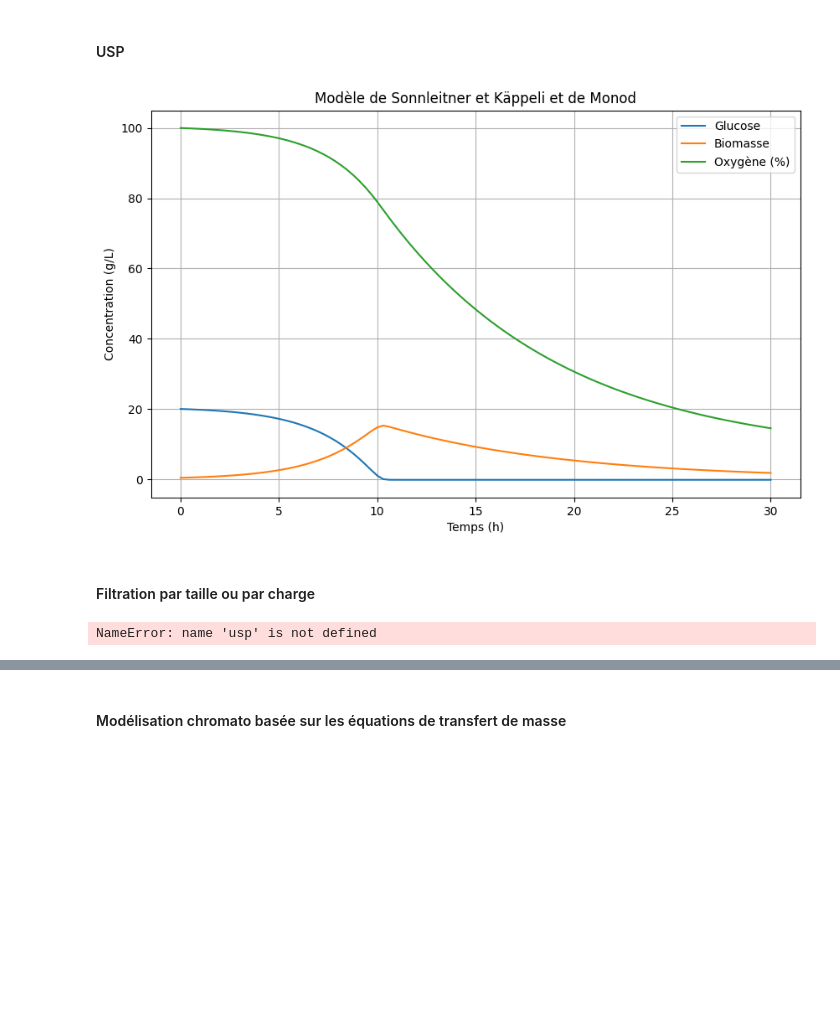
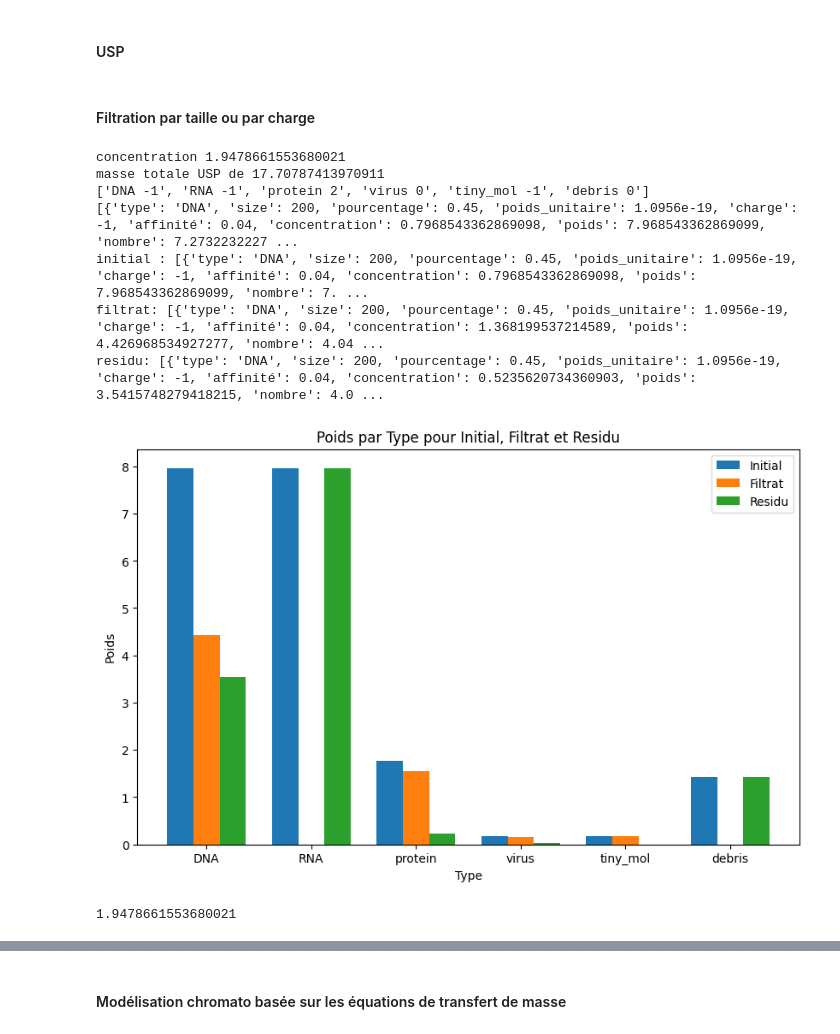
Before and after one commit to HugoKD/byoRNA, a Jupyter notebook: ByoRna.ipynb, the cells around one changed output, grey strips where cells are left out. Cells and saved outputs as stored; diff of their text form; code cells hidden in the pictures; blank space fills up the shorter version.

```diff
--- a/ByoRna.ipynb
+++ b/ByoRna.ipynb
@@ -89,19 +127,16 @@ usp = USP()
-# %%
-usp.get_solution(plot=True)
-# %% [output]
-[figure, removed]
 # %% [markdown]
 #### Filtration par taille ou par charge
 # %%
 ## Classe DSP pour simuler (fonction simulate) ou visualiser (fonction visu) un downstream process entier (plusieurs filtrations à la chaine possible)
 
 class DSP:
+
     def __init__(self, feed, temperature,filtrations):
         """
         Initialisation de la classe DSP.
-        :param feed: mélange de molécules initial.
-        :param temperature: température de la solution.
-        :param filtrations: ensemble des filtrations à effectuer, une liste de dictionnaires décrivant chaque étape de filtration.
+        :param feed: mélange de molécules initial
+        :param temperature: température de la solution
+        :param filtrations: ensemble des filtrations à effectuer, une liste de dictionnaires décrivant chaque étape de filtration
         """
         self.feed = feed
         self.temperature = temperature
@@ -140,9 +175,9 @@ class DSP:
 
     def visu(self,transform = False):
         """
-        Visualise le processus de filtration en affichant un graphique des poids des différents composants.
+        Visualise le processus de filtration en affichant un graphique des poids des différents composants
         :param transform: booléen indiquant si l'on transforme le feed initial ou non
-        :return: un dictionnaire avec les résultats de la filtration.
+        :return: un dictionnaire avec les résultats de la filtration
         """
         data = self.simulate(transform = transform)
         data = {'initial' : data['initial'], 'filtrat' : data['filtrat'], "residu" :data['residu']}
@@ -297,37 +374,62 @@ class Filtration:
         }
 # %%
 dalton_to_gram = 1.66e-24
+taille_reacteur = 10 #(L)
 
-feed_initial = [
-    {'type': 'DNA', 'size': 200, 'pourcentage': 0.045, 'poids_unitaire': 200 * 330 * dalton_to_gram, 'poids' : usp.get_masse_X(100), 'charge' : -1},
-    {'type': 'RNA', 'size': 340, 'pourcentage': 0.045, 'poids_unitaire': 340 * 340 * dalton_to_gram, 'poids' : usp.get_masse_X(100), 'charge' : -1},
-    {'type': 'protein', 'size': 108, 'pourcentage': 0.10, 'poids_unitaire': 108 * 110 * dalton_to_gram, 'poids' : usp.get_masse_X(100), 'charge' : 2},
-    {'type': 'virus', 'size': 100, 'pourcentage': 0.01, 'poids_unitaire': 100 * 10**9 * dalton_to_gram, 'poids' : usp.get_masse_X(100), 'charge' : 0},
-    {'type': 'tiny_mol', 'size': 10, 'pourcentage': 0.01, 'poids_unitaire': 1 * 180 * dalton_to_gram, 'poids' : usp.get_masse_X(100), 'charge' : -1},
-    {'type': 'debris', 'size': 1000, 'pourcentage': 0.8, 'poids_unitaire': 200 * 5000 * dalton_to_gram, 'poids' : usp.get_masse_X(100), 'charge' : 0}
+feed_initial = [ #we get more info thanks to the "update_feed" method of USP class (+nbr,poids,concentration)
+    {'type': 'DNA', 'size': 200, 'pourcentage': 0.45, 'poids_unitaire': 200 * 330 * dalton_to_gram,  'charge' : -1, 'affinité' : 0.04},
+    {'type': 'RNA', 'size': 340, 'pourcentage': 0.45, 'poids_unitaire': 340 * 340 * dalton_to_gram, 'charge' : -1, 'affinité' : 0.1},
+    {'type': 'protein', 'size': 108, 'pourcentage': 0.10, 'poids_unitaire': 108 * 110 * dalton_to_gram,  'charge' : 2, 'affinité' : 0.02},
+    {'type': 'virus', 'size': 100, 'pourcentage': 0.01, 'poids_unitaire': 100 * 10**9 * dalton_to_gram, 'charge' : 0, 'affinité' : 0.01},
+    {'type': 'tiny_mol', 'size': 10, 'pourcentage': 0.01, 'poids_unitaire': 1 * 180 * dalton_to_gram,  'charge' : -1, 'affinité' : 0.007},
+    {'type': 'debris', 'size': 1000, 'pourcentage': 0.08, 'poids_unitaire': 200 * 5000 * dalton_to_gram, 'charge' : 0, 'affinité' : 0.02}
 ]
 
+usp = USP(feed = feed_initial, taille = taille_reacteur)
+G, X, E, O = usp.get_solution(plot=False)
 
-print(f"masse totale USP de {usp.get_masse_X(100)}")
+somme = 0
+for molecule in usp.feed :
+  somme += molecule['concentration']
+print('concentration',somme)
+
+
+print(f"masse totale USP de {usp.get_masse_X()}")
 print([f"{molecule['type']} {molecule['charge']}" for molecule in feed_initial])
+print(usp.feed)
+
 process = DSP(
-    feed_initial,
+    usp.feed,
     temperature=300,
     filtrations =  [{
     'type_filtration': 'size',
     'filter_size': 300,
     'type_' : 'passage',
     'flow_rate' : 1.5,
-    'pressure' : 2,},
-    {
-    'type_filtration': 'charge',
-    'filter_charge': -1,
-    'flow_rate' : 1.5,
-    'pressure' : 2,
-    }])
+    'pressure' : 2},
+   #                {
+   # 'type_filtration': 'charge',
+   # 'filter_charge': -1,
+   # 'flow_rate' : 1.5,
+   # 'pressure' : 2,}
+                    ])
 s = process.visu()
 # %% [output]
-NameError: name 'usp' is not defined
+concentration 1.9478661553680021
+masse totale USP de 17.70787413970911
+['DNA -1', 'RNA -1', 'protein 2', 'virus 0', 'tiny_mol -1', 'debris 0']
+[{'type': 'DNA', 'size': 200, 'pourcentage': 0.45, 'poids_unitaire': 1.0956e-19, 'charge': -1, 'affinité': 0.04, 'concentration': 0.7968543362869098, 'poids': 7.968543362869099, 'nombre': 7.2732232227 ...
+initial : [{'type': 'DNA', 'size': 200, 'pourcentage': 0.45, 'poids_unitaire': 1.0956e-19, 'charge': -1, 'affinité': 0.04, 'concentration': 0.7968543362869098, 'poids': 7.968543362869099, 'nombre': 7. ...
+filtrat: [{'type': 'DNA', 'size': 200, 'pourcentage': 0.45, 'poids_unitaire': 1.0956e-19, 'charge': -1, 'affinité': 0.04, 'concentration': 1.368199537214589, 'poids': 4.426968534927277, 'nombre': 4.04 ...
+residu: [{'type': 'DNA', 'size': 200, 'pourcentage': 0.45, 'poids_unitaire': 1.0956e-19, 'charge': -1, 'affinité': 0.04, 'concentration': 0.5235620734360903, 'poids': 3.5415748279418215, 'nombre': 4.0 ...
+[figure, added]
+# %%
+somme= 0
+for mol in usp.feed :
+  somme += mol['concentration']
+print(somme)
+# %% [output]
+1.9478661553680021
 # %%
 """Influence des paramètres n et m sur la fonction de passage"""
 
```
Also changed, not shown: parts of 14 cells of this notebook.
